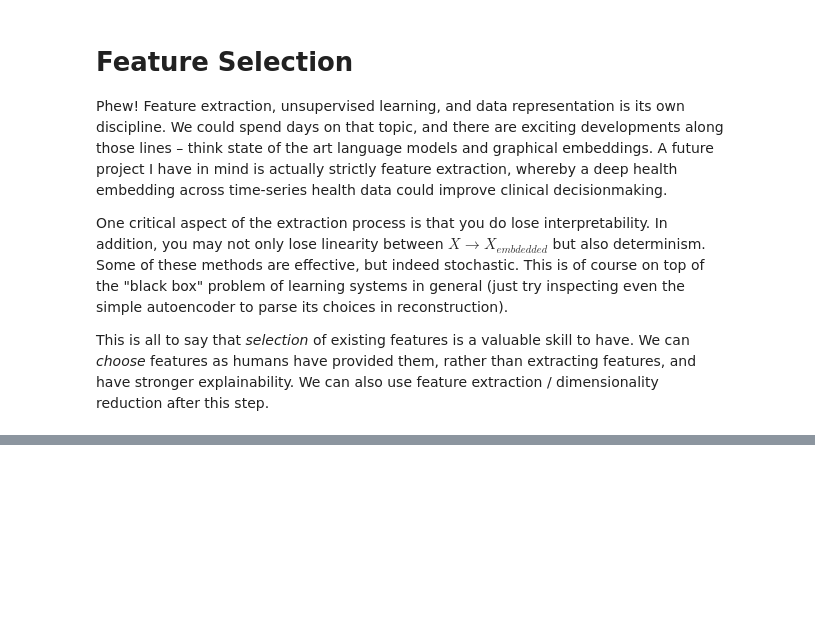
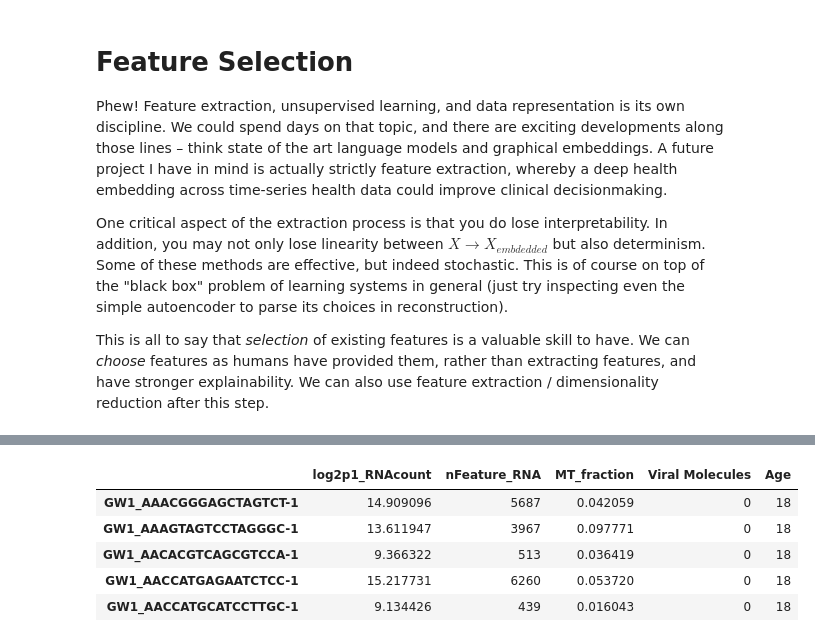
Before and after one commit to simonlevine/simonsays, a Jupyter notebook: _notebooks/2021-01-09-all-but-the-model.ipynb, the cells around one changed output, grey strips where cells are left out. Cells and saved outputs as stored; diff of their text form; code cells hidden in the pictures; blank space fills up the shorter version.

```diff
--- a/_notebooks/2021-01-09-all-but-the-model.ipynb
+++ b/_notebooks/2021-01-09-all-but-the-model.ipynb
@@ -431,0 +446,3 @@ This is all to say that *selection* of existing features is a valuable skill to
+# %%
+X_numer = X[numer_cols]
+X_numer.head(3)
@@ -431,0 +454,5 @@ This is all to say that *selection* of existing features is a valuable skill to
+# %%
+from sklearn.feature_selection import VarianceThreshold
+
+thresholder = VarianceThreshold(threshold=0.50)
+thresholder.fit_transform(X_numer).shape
@@ -431,0 +569,9 @@ This is all to say that *selection* of existing features is a valuable skill to
+# %%
+X_numer.head()
+# %% [output]
+|  | log2p1_RNAcount | nFeature_RNA | MT_fraction | Viral Molecules | Age |
+| GW1_AAACGGGAGCTAGTCT-1 | 14.909096 | 5687 | 0.042059 | 0 | 18 |
+| GW1_AAAGTAGTCCTAGGGC-1 | 13.611947 | 3967 | 0.097771 | 0 | 18 |
+| GW1_AACACGTCAGCGTCCA-1 | 9.366322 | 513 | 0.036419 | 0 | 18 |
+| GW1_AACCATGAGAATCTCC-1 | 15.217731 | 6260 | 0.053720 | 0 | 18 |
+| GW1_AACCATGCATCCTTGC-1 | 9.134426 | 439 | 0.016043 | 0 | 18 |
```
Also changed, not shown: parts of 28 cells of this notebook.
